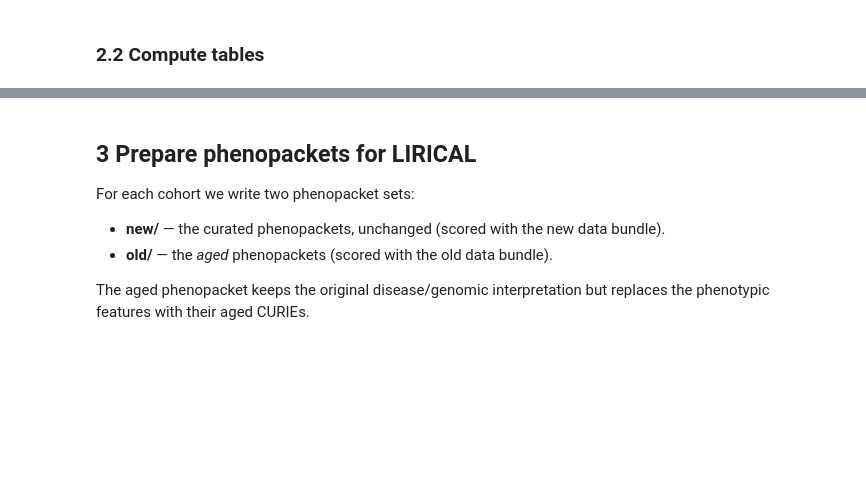
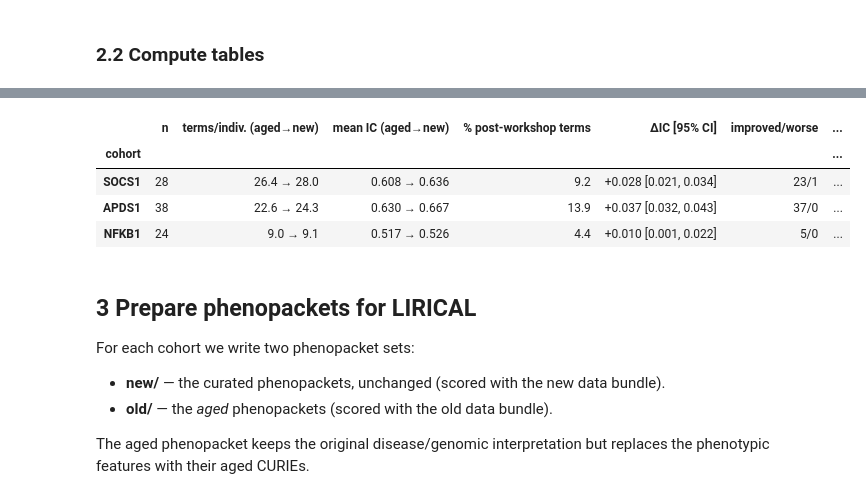
Before and after one commit to P2GX/esid4hpo-analysis, a Jupyter notebook: src/analysis/esid4hpo_analysis.ipynb, the cells around one changed output, grey strips where cells are left out. Cells and saved outputs as stored; diff of their text form; code cells hidden in the pictures; blank space fills up the shorter version.

```diff
--- a/src/analysis/esid4hpo_analysis.ipynb
+++ b/src/analysis/esid4hpo_analysis.ipynb
@@ -962,5 +739,66 @@ Figure 3 done.
 [figure]
 [figure]
+# %%
+import numpy as np
+
+a = pd.read_csv(FPATH_WORK / "semantic_summary.csv")
+b = pd.read_csv(FPATH_WORK / "fig3_ic_stats.csv")
+t = a.merge(b, on="cohort").set_index("cohort").loc[["SOCS1", "APDS1", "NFKB1"]]
+
+# --- raw p per cohort: exact signed-rank p when few informative pairs all share
+#     one sign (two-sided p = 2 / 2**n_inf); otherwise the scipy value.
+p_raw, exact = [], []
+for ni, im, wo, pr in zip(t.n_informative, t.n_improved, t.n_worse, t.p_raw):
+    if ni < 10 and (im == 0 or wo == 0):
+        p_raw.append(2.0 / 2 ** int(ni))
+        exact.append(True)
+    else:
+        p_raw.append(float(pr))
+        exact.append(False)
+
+# --- Holm step-down across the three cohorts, on the corrected raw p's
+m = len(p_raw)
+order = np.argsort(p_raw)
+holm_sorted = np.minimum(1.0, np.maximum.accumulate(
+    [(m - k) * p_raw[i] for k, i in enumerate(order)]))
+p_holm = np.empty(m)
+p_holm[order] = holm_sorted
+
+SUP = str.maketrans("-0123456789", "⁻⁰¹²³⁴⁵⁶⁷⁸⁹")
+
+def fmt_p(p, is_exact):
+    if is_exact:
+        s = f"{p:.4f}".rstrip("0")          # 0.0625 stays exact, no fake precision
+    elif p >= 0.001:
+        s = f"{p:.3f}"
+    else:
+        mant, exp = f"{p:.1e}".split("e")
+        s = f"{mant} × 10{str(int(exp)).translate(SUP)}"
+    return s + (" (exact)" if is_exact else "")
+
+tbl = pd.DataFrame({
+    "n": t.n.astype(int),
+    "terms/indiv. (aged→new)": [f"{x:.1f} → {y:.1f}"
+                                for x, y in zip(t.mean_terms_aged, t.mean_terms_new)],
+    "mean IC (aged→new)":      [f"{x:.3f} → {y:.3f}"
+                                for x, y in zip(t.mean_ic_aged, t.mean_ic_new)],
+    "% post-workshop terms": t.pct_post_workshop.round(1),
+    "ΔIC [95% CI]": [f"+{d:.3f} [{lo:.3f}, {hi:.3f}]"
+                     for d, lo, hi in zip(t.delta_mean, t.delta_lo, t.delta_hi)],
+    "improved/worse": [f"{int(i)}/{int(w)}"
+                       for i, w in zip(t.n_improved, t.n_worse)],
+    "p (Holm)": [fmt_p(p, e) for p, e in zip(p_holm, exact)],
+})
+tbl.index = ["SOCS1", "APDS1", "NFKB1"]   # manuscript disease names (repo key is "APDS")
+tbl.index.name = "cohort"
+tbl.to_csv(FPATH_WORK / "table1_manuscript.csv")
+tbl
+# %% [output]
+|  | n | terms/indiv. (aged→new) | mean IC (aged→new) | % post-workshop terms | ΔIC [95% CI] | improved/worse | ... |
+| cohort |  |  |  |  |  |  | ... |
+| SOCS1 | 28 | 26.4 → 28.0 | 0.608 → 0.636 | 9.2 | +0.028 [0.021, 0.034] | 23/1 | ... |
+| APDS1 | 38 | 22.6 → 24.3 | 0.630 → 0.667 | 13.9 | +0.037 [0.032, 0.043] | 37/0 | ... |
+| NFKB1 | 24 | 9.0 → 9.1 | 0.517 → 0.526 | 4.4 | +0.010 [0.001, 0.022] | 5/0 | ... |
 # %% [markdown]
 ## 3  Prepare phenopackets for LIRICAL
 
```
Also changed, not shown: parts of 16 cells of this notebook, 28 other files.
